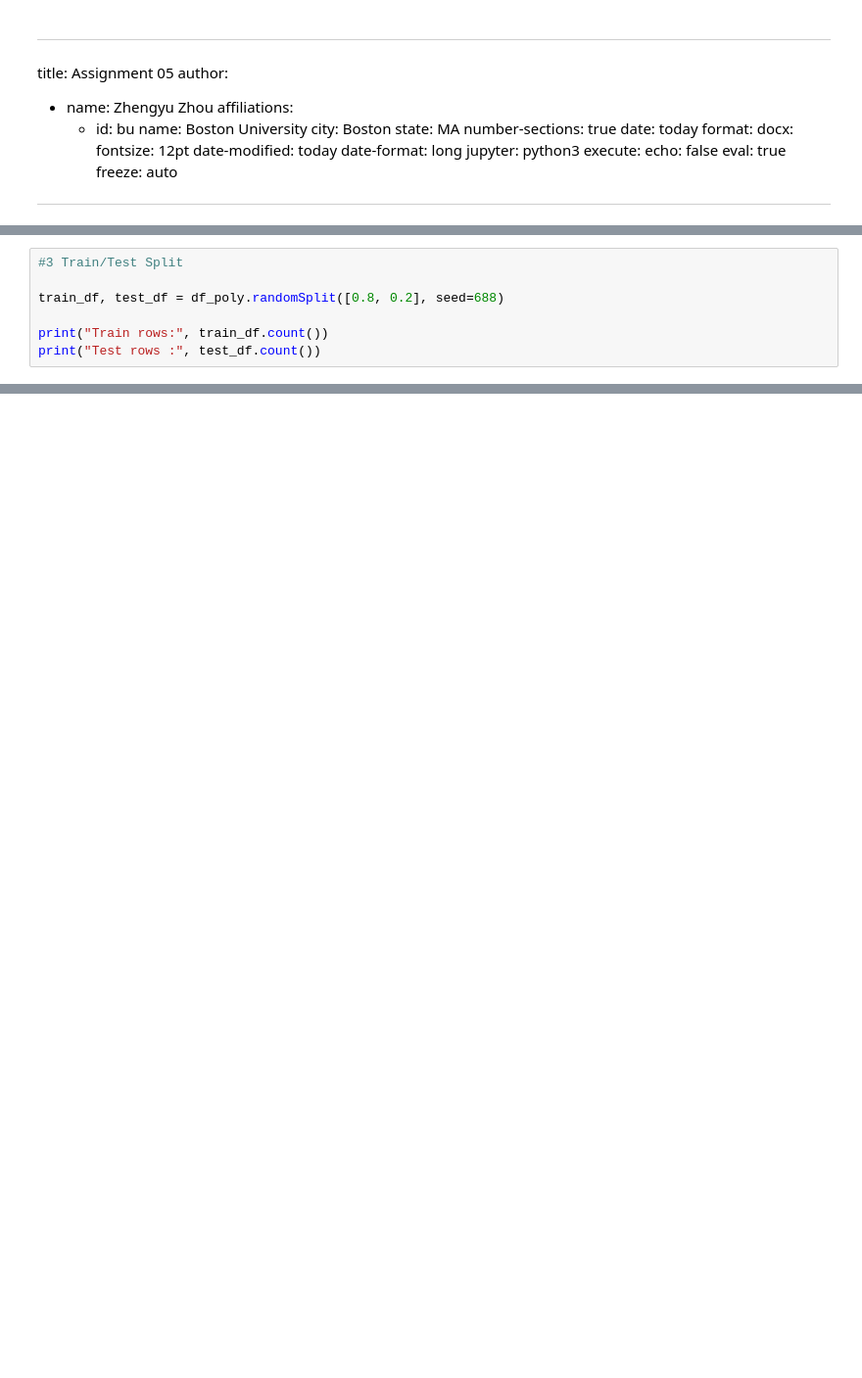
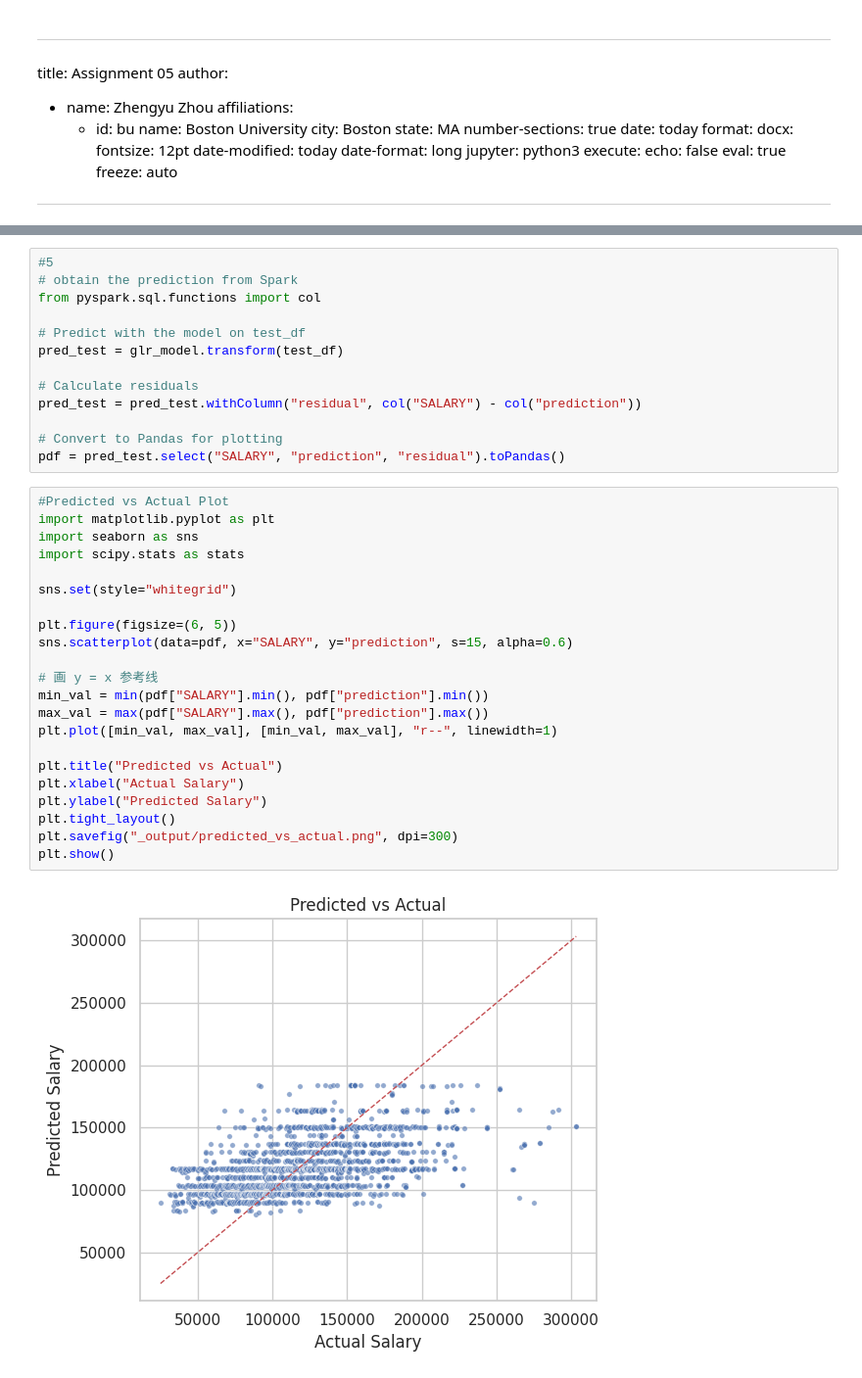
Before and after one commit to zhengyuzhou123/Assignment5, a Jupyter notebook: assignment05-zzy221.ipynb, the cells around one changed output, grey strips where cells are left out. Shown: that part at 98% size. Drawn from its saved outputs; the diff is of its cells as text; blank space fills up the shorter version.

Commit message:
Add Lab 08 Salary Prediction models and output

```diff
--- a/assignment05-zzy221.ipynb
+++ b/assignment05-zzy221.ipynb
@@ -225,7 +164,0 @@ df_poly = df_poly.withColumn("SALARY", col("SALARY").cast(DoubleType()))
-# %%
-#3 Train/Test Split
-
-train_df, test_df = df_poly.randomSplit([0.8, 0.2], seed=688)
-
-print("Train rows:", train_df.count())
-print("Test rows :", test_df.count())
@@ -237,0 +272,37 @@ Test rows : 422
+# %%
+#5
+# obtain the prediction from Spark
+from pyspark.sql.functions import col
+
+# Predict with the model on test_df
+pred_test = glr_model.transform(test_df)
+
+# Calculate residuals
+pred_test = pred_test.withColumn("residual", col("SALARY") - col("prediction"))
+
+# Convert to Pandas for plotting
+pdf = pred_test.select("SALARY", "prediction", "residual").toPandas()
+# %%
+#Predicted vs Actual Plot
+import matplotlib.pyplot as plt
+import seaborn as sns
+import scipy.stats as stats
+
+sns.set(style="whitegrid")
+
+plt.figure(figsize=(6, 5))
+sns.scatterplot(data=pdf, x="SALARY", y="prediction", s=15, alpha=0.6)
+
+# 画 y = x 参考线
+min_val = min(pdf["SALARY"].min(), pdf["prediction"].min())
+max_val = max(pdf["SALARY"].max(), pdf["prediction"].max())
+plt.plot([min_val, max_val], [min_val, max_val], "r--", linewidth=1)
+
+plt.title("Predicted vs Actual")
+plt.xlabel("Actual Salary")
+plt.ylabel("Predicted Salary")
+plt.tight_layout()
+plt.savefig("_output/predicted_vs_actual.png", dpi=300)
+plt.show()
+# %% [output]
+[figure, added]
```
Also changed, not shown: parts of 31 cells of this notebook, 3 other files.
